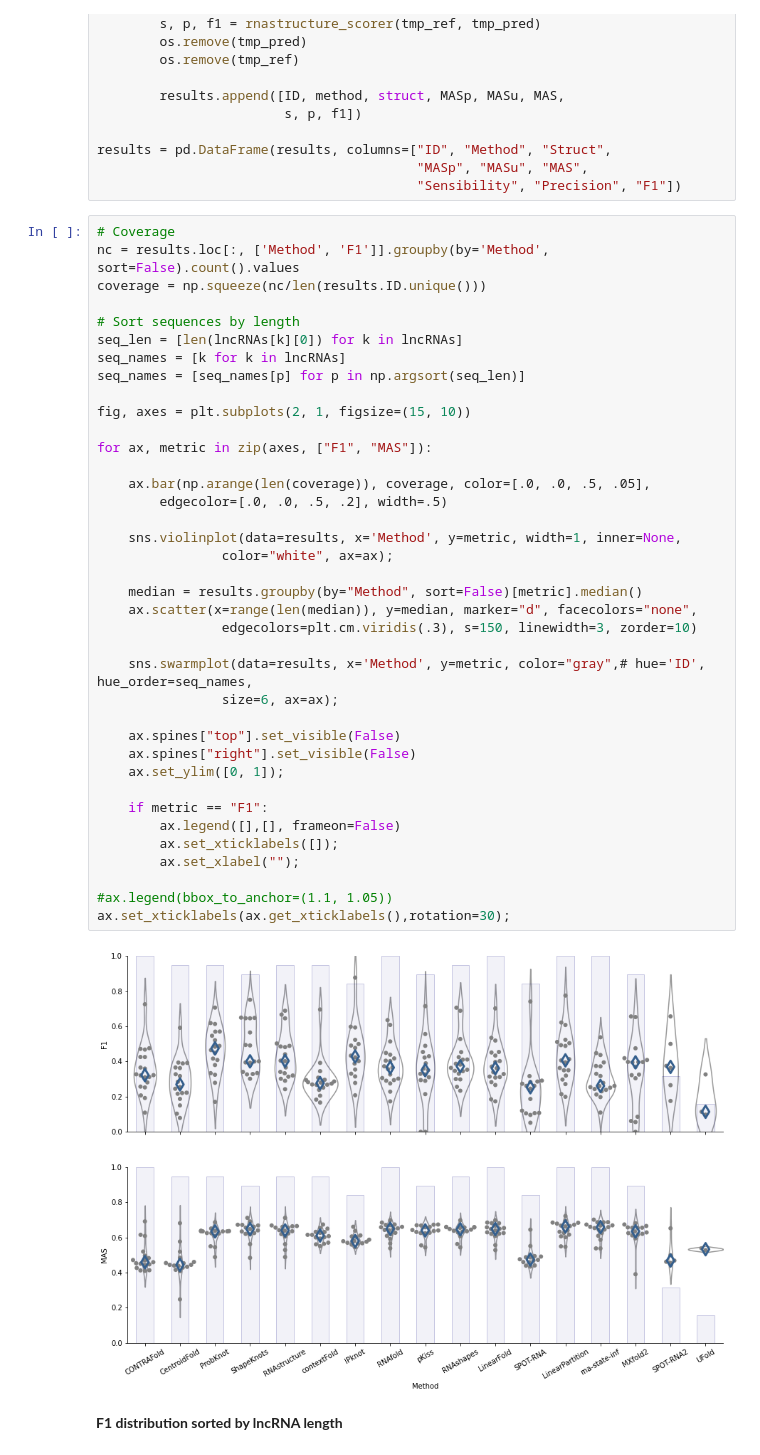
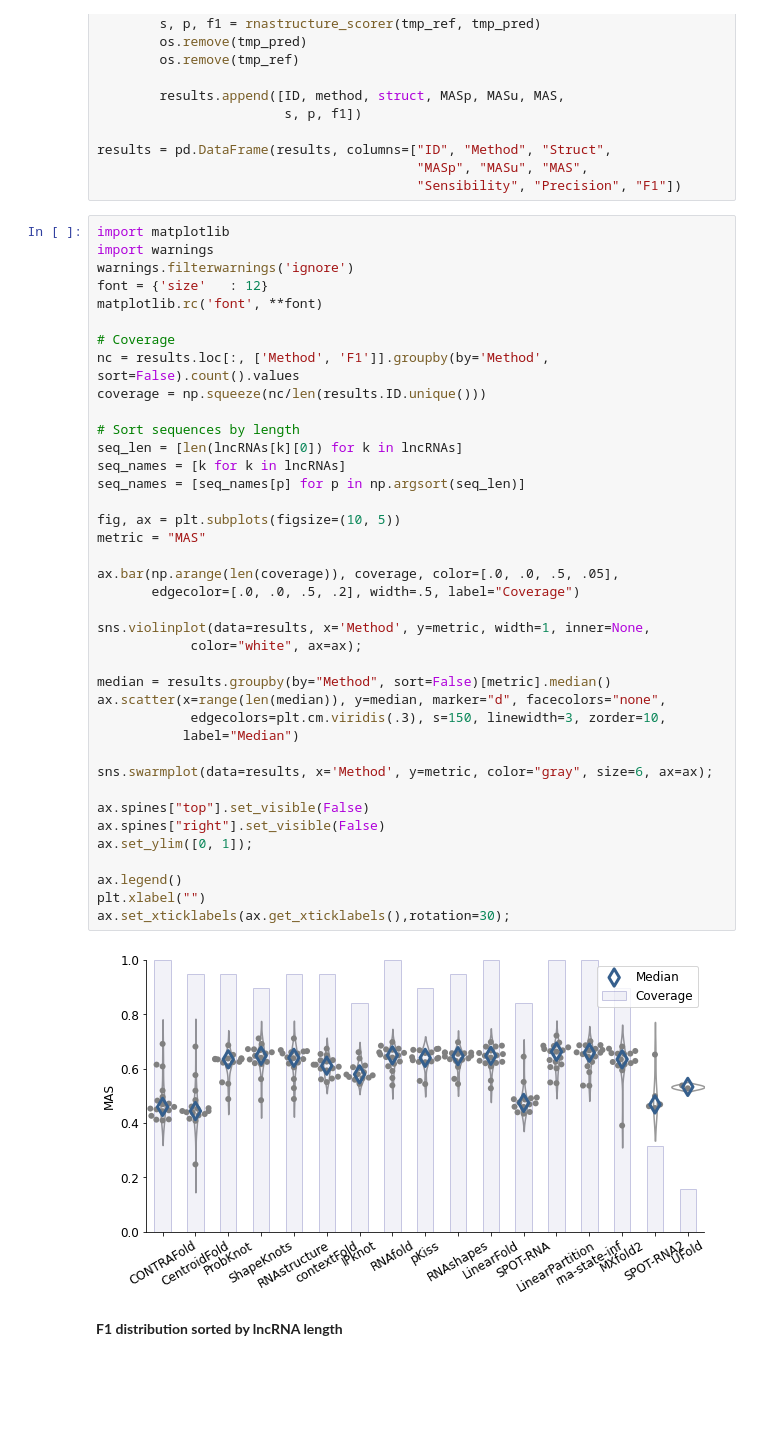
Before and after one commit to sinc-lab/lncRNA-folding, a Jupyter notebook: results/results_lncRNA.ipynb, the cells around one changed output. Saved outputs shown, nothing was run; the diff lists cells and outputs as text; blank space fills up the shorter version.

```diff
--- a/results/results_lncRNA.ipynb
+++ b/results/results_lncRNA.ipynb
@@ -348,45 +366,46 @@ results = pd.DataFrame(results, columns=["ID", "Method", "Struct",
                                          "MASp", "MASu", "MAS",
                                          "Sensibility", "Precision", "F1"])
 # %%
+import matplotlib
+import warnings
+warnings.filterwarnings('ignore')
+font = {'size'   : 12}
+matplotlib.rc('font', **font)
+
 # Coverage
 nc = results.loc[:, ['Method', 'F1']].groupby(by='Method', sort=False).count().values
 coverage = np.squeeze(nc/len(results.ID.unique()))
 
 # Sort sequences by length
 seq_len = [len(lncRNAs[k][0]) for k in lncRNAs]
 seq_names = [k for k in lncRNAs]
 seq_names = [seq_names[p] for p in np.argsort(seq_len)]
 
-fig, axes = plt.subplots(2, 1, figsize=(15, 10))
+fig, ax = plt.subplots(figsize=(10, 5))
+metric = "MAS"
 
-for ax, metric in zip(axes, ["F1", "MAS"]):
+ax.bar(np.arange(len(coverage)), coverage, color=[.0, .0, .5, .05],
+       edgecolor=[.0, .0, .5, .2], width=.5, label="Coverage")
 
-    ax.bar(np.arange(len(coverage)), coverage, color=[.0, .0, .5, .05],
-        edgecolor=[.0, .0, .5, .2], width=.5)
+sns.violinplot(data=results, x='Method', y=metric, width=1, inner=None,
+            color="white", ax=ax);
 
-    sns.violinplot(data=results, x='Method', y=metric, width=1, inner=None,
-                color="white", ax=ax);
+median = results.groupby(by="Method", sort=False)[metric].median()
+ax.scatter(x=range(len(median)), y=median, marker="d", facecolors="none",
+            edgecolors=plt.cm.viridis(.3), s=150, linewidth=3, zorder=10,
+           label="Median")
 
-    median = results.groupby(by="Method", sort=False)[metric].median()
-    ax.scatter(x=range(len(median)), y=median, marker="d", facecolors="none",
-                edgecolors=plt.cm.viridis(.3), s=150, linewidth=3, zorder=10)
+sns.swarmplot(data=results, x='Method', y=metric, color="gray", size=6, ax=ax);
 
-    sns.swarmplot(data=results, x='Method', y=metric, color="gray",# hue='ID', hue_order=seq_names,
-                size=6, ax=ax);
+ax.spines["top"].set_visible(False)
+ax.spines["right"].set_visible(False)
+ax.set_ylim([0, 1]);
 
-    ax.spines["top"].set_visible(False)
-    ax.spines["right"].set_visible(False)
-    ax.set_ylim([0, 1]);
-
-    if metric == "F1":
-        ax.legend([],[], frameon=False)
-        ax.set_xticklabels([]);
-        ax.set_xlabel("");
-
-#ax.legend(bbox_to_anchor=(1.1, 1.05))
+ax.legend()
+plt.xlabel("")
 ax.set_xticklabels(ax.get_xticklabels(),rotation=30);
 # %% [output]
-[figure, old version]
+[figure, new version]
 # %% [markdown]
 **F1 distribution sorted by lncRNA length**
 # %%
```
Also changed, not shown: parts of 4 cells of this notebook, 16 other files.
